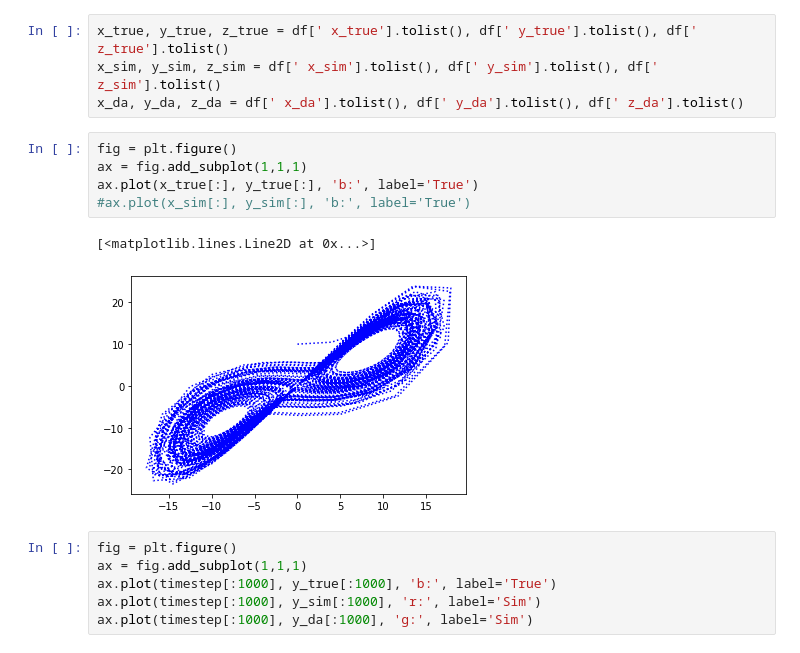
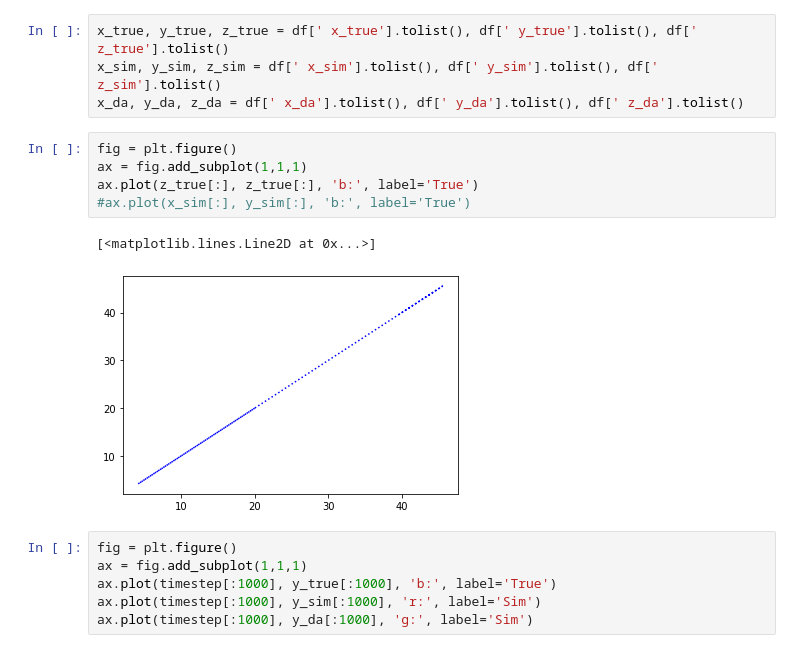
Before and after one commit to Toyo-Daichi/DA_basic, a Jupyter notebook: output/Lorenz63_quickview.ipynb, the cells around one changed output. Cells and saved outputs as stored; diff of their text form.

```diff
--- a/output/Lorenz63_quickview.ipynb
+++ b/output/Lorenz63_quickview.ipynb
@@ -35,11 +35,11 @@ x_da, y_da, z_da = df[' x_da'].tolist(), df[' y_da'].tolist(), df[' z_da'].tolis
 # %%
 fig = plt.figure()
 ax = fig.add_subplot(1,1,1)
-ax.plot(x_true[:], y_true[:], 'b:', label='True')
+ax.plot(z_true[:], z_true[:], 'b:', label='True')
 #ax.plot(x_sim[:], y_sim[:], 'b:', label='True')
 # %% [output]
 [<matplotlib.lines.Line2D at 0x...>]
-[figure, old version]
+[figure, new version]
 # %%
 fig = plt.figure()
 ax = fig.add_subplot(1,1,1)
```
Also changed, not shown: 1 other file.
